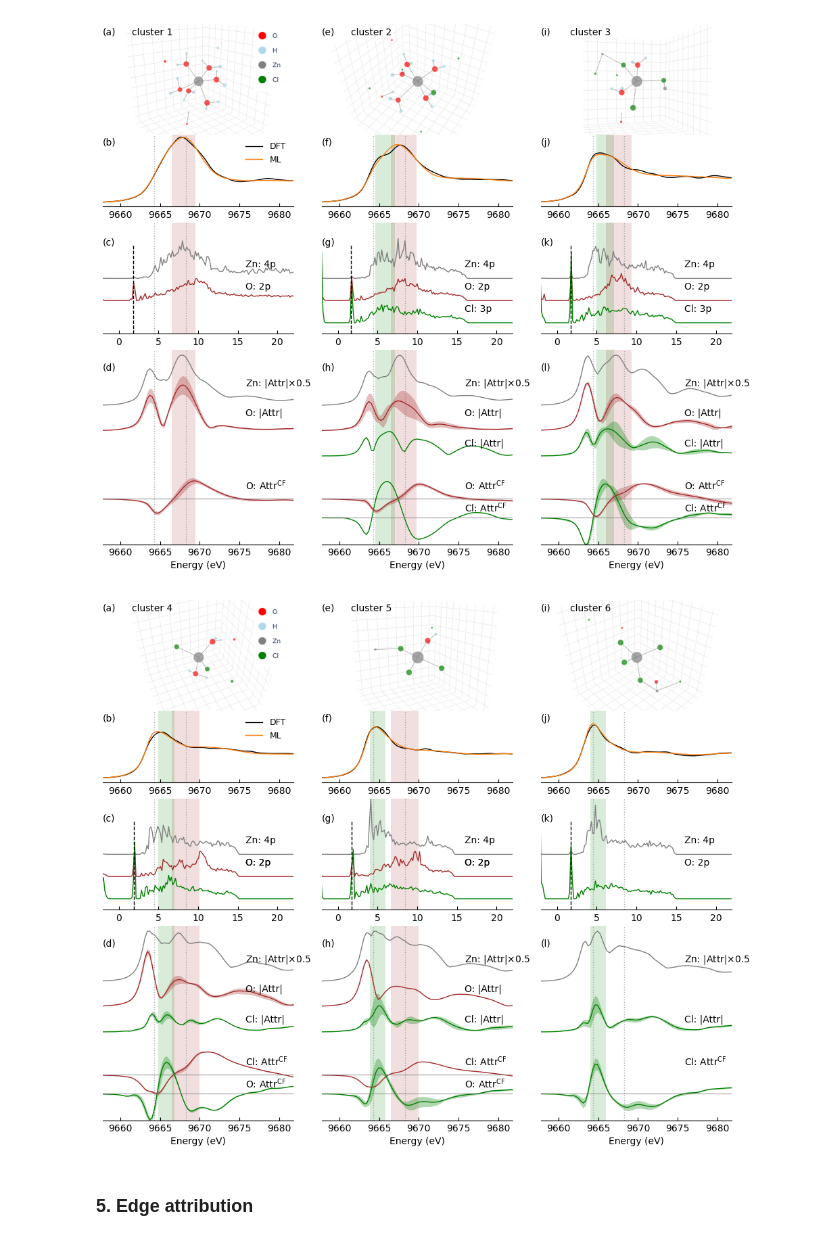
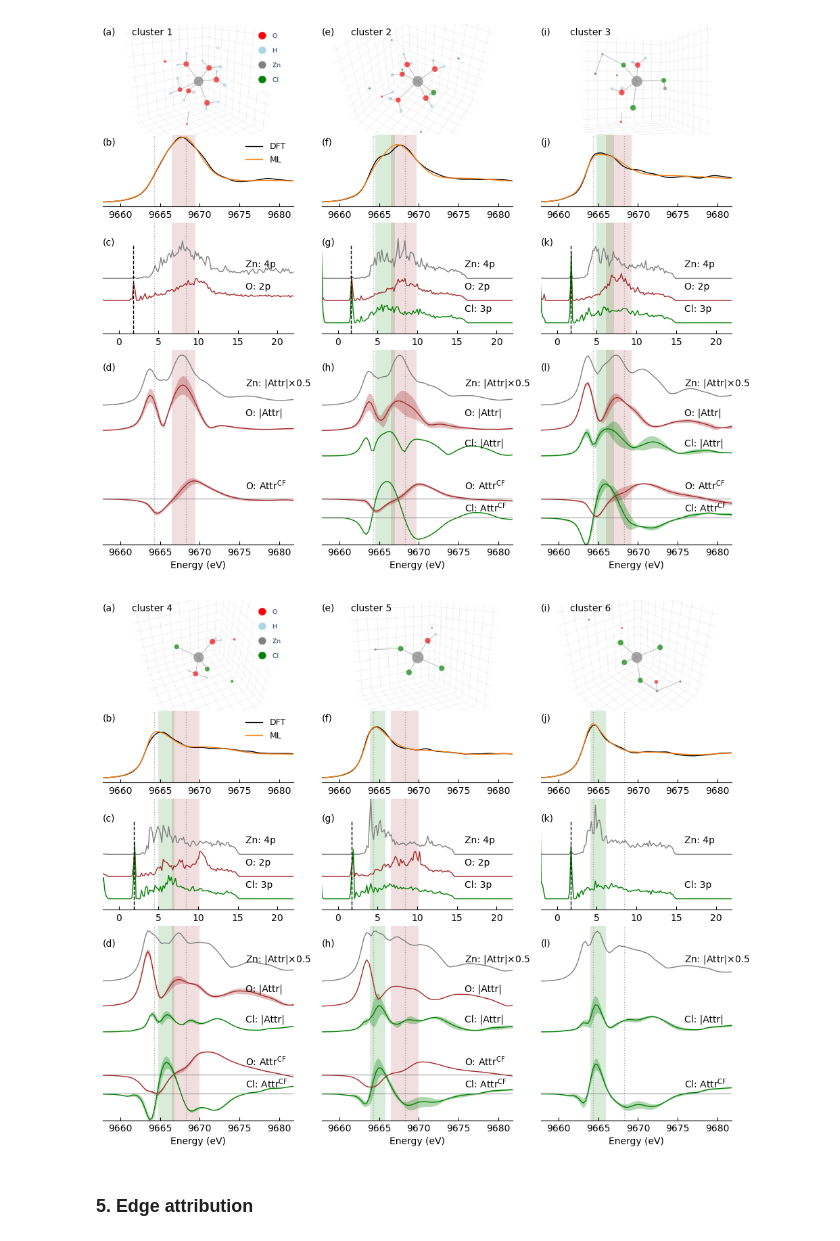
Before and after one commit to chuntian236/GNN-XAS-ZnCl2aq, a Jupyter notebook: plot-figures.ipynb, the cells around one changed output. Saved outputs shown, nothing was run; the diff lists cells and outputs as text; code cells hidden in the pictures.

```diff
--- a/plot-figures.ipynb
+++ b/plot-figures.ipynb
@@ -638,7 +640,7 @@ for ax in axs_row1 + axs_row4:
 axs_row1[0].legend(frameon=False, fontsize=9)
 for ax in axs_row2:
     ax.annotate("Zn: 4p", xy=(16, 0.5))
-    ax.annotate("O: 2p", xy=(16, 0.3))
+    ax.annotate("Cl: 3p", xy=(16, 0.1))
 for ax in axs_row2[:-1]:
     ax.annotate("O: 2p", xy=(16, 0.3))
 for ax in axs_row3:
@@ -648,41 +650,42 @@ for ax in axs_row3:
 for ax in axs_row3[:-1]:
     ax.annotate("O: |Attr|", xy=(16, 0.8))
 for ax in axs_row4:
-    ax.annotate("Cl: Attr"+r"$^\text{CF}$", xy=(16, 0.75))
+    ax.annotate("Cl: Attr"+r"$^\text{CF}$", xy=(16, 0.15))
 for ax in axs_row4[:-1]:
-    ax.annotate("O: Attr"+r"$^\text{CF}$", xy=(16, 0.15))
+    ax.annotate("O: Attr"+r"$^\text{CF}$", xy=(16, 0.75))
 
 ii = 4
 for ax, tt in zip(axs_row0, ['a', 'e', 'i']):
     ax.text(-30, 50, "("+tt+")")
     ax.text(100, 50, "cluster %s"%ii)
     ii += 1
 for ax, tt in zip(axs_row1, ['b', 'f', 'j']):
     ax.text(-2, 2.2, "("+tt+")")
 for ax, tt in zip(axs_row2, ['c', 'g', 'k']):
     ax.text(-2, 0.7, "("+tt+")")
 for ax, tt in zip(axs_row3, ['d', 'h', 'l']):
     ax.text(-2, 1.7, "("+tt+")")
 
 for ax in (axs_row1[0], axs_row2[0], axs_row3[0], axs_row4[0]):
     ax.axvspan(9668.3+shift-SHIFT-1.8, 9668.3+shift-SHIFT+1.7, alpha=0.15, facecolor='brown', edgecolor=None, zorder=-1)
     ax.axvspan(9665.8+shift-SHIFT-1, 9665.8+shift-SHIFT+1, alpha=0.15, facecolor='g', edgecolor=None, zorder=-1)
 
 for ax in (axs_row1[1], axs_row2[1], axs_row3[1], axs_row4[1]):
     ax.axvspan(9668.3+shift-SHIFT-1.8, 9668.3+shift-SHIFT+1.7, alpha=0.15, facecolor='brown', edgecolor=None, zorder=-1)
     ax.axvspan(9664.8+shift-SHIFT-1, 9664.8+shift-SHIFT+1, alpha=0.15, facecolor='g', edgecolor=None, zorder=-1)
 
 for ax in (axs_row1[2], axs_row2[2], axs_row3[2], axs_row4[2]):
     ax.axvspan(9665+shift-SHIFT-1, 9665+shift-SHIFT+1, alpha=0.15, facecolor='g', edgecolor=None, zorder=-1)
 # for ax in axs_row3:
 #     ax.axvline(9664+shift-SHIFT)
 #     ax.axvline(9666+shift-SHIFT)
 #     ax.axvline(9668+shift-SHIFT)
 #     ax.axvline(9671+shift-SHIFT)
 
-# plt.savefig("./figures/node-xas-attr-pdos-cluster345.png", bbox_inches='tight', dpi=150)
+plt.savefig("./figures/node-xas-attr-pdos-cluster345.png", bbox_inches='tight', dpi=150)
+plt.savefig('./figures/Figure5.pdf', dpi=300, bbox_inches='tight', transparent=True)
 # %% [output]
-[figure, old version]
+[figure, new version]
 # %% [markdown]
 ### 5. Edge attribution
 # %%
```
Also changed, not shown: parts of 1 cell of this notebook.
